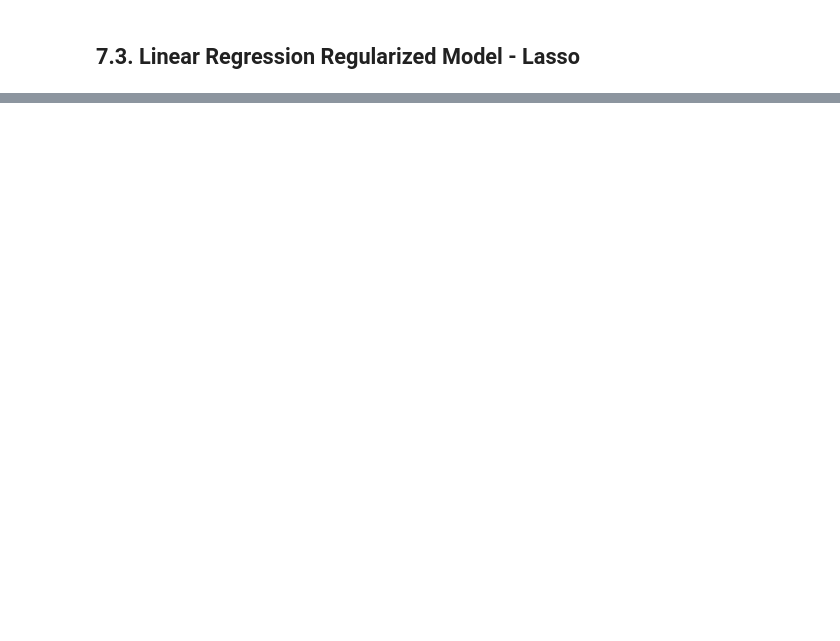
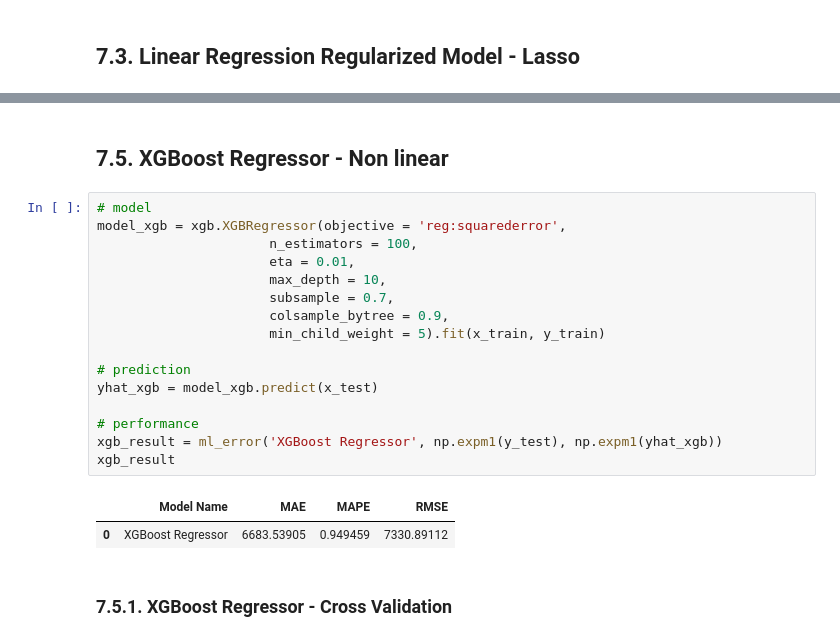
Before and after one commit to StadnikDD/Drugstore-Sales-Forecast, a Jupyter notebook: data_exploratory_analysis.ipynb, the cells around one changed output, grey strips where cells are left out. Cells and saved outputs as stored; diff of their text form; blank space fills up the shorter version.

```diff
--- a/data_exploratory_analysis.ipynb
+++ b/data_exploratory_analysis.ipynb
@@ -1248,0 +1188,23 @@ modeling_result_cv.sort_values('RMSE CV')
+# %% [markdown]
+## 7.5. XGBoost Regressor - Non linear
+# %%
+# model
+model_xgb = xgb.XGBRegressor(objective = 'reg:squarederror',
+                      n_estimators = 100,
+                      eta = 0.01,
+                      max_depth = 10,
+                      subsample = 0.7,
+                      colsample_bytree = 0.9,
+                      min_child_weight = 5).fit(x_train, y_train)
+
+# prediction
+yhat_xgb = model_xgb.predict(x_test)
+
+# performance
+xgb_result = ml_error('XGBoost Regressor', np.expm1(y_test), np.expm1(yhat_xgb))
+xgb_result
+# %% [output]
+|  | Model Name | MAE | MAPE | RMSE |
+| 0 | XGBoost Regressor | 6683.53905 | 0.949459 | 7330.89112 |
+# %% [markdown]
+### 7.5.1. XGBoost Regressor - Cross Validation
```
Also changed, not shown: parts of 48 cells of this notebook.
